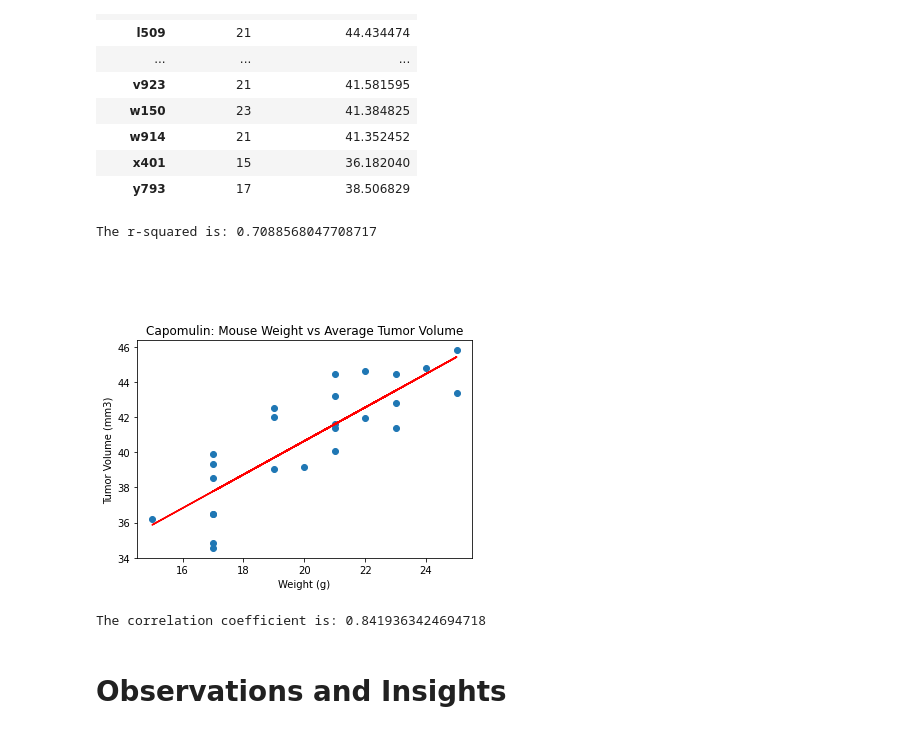
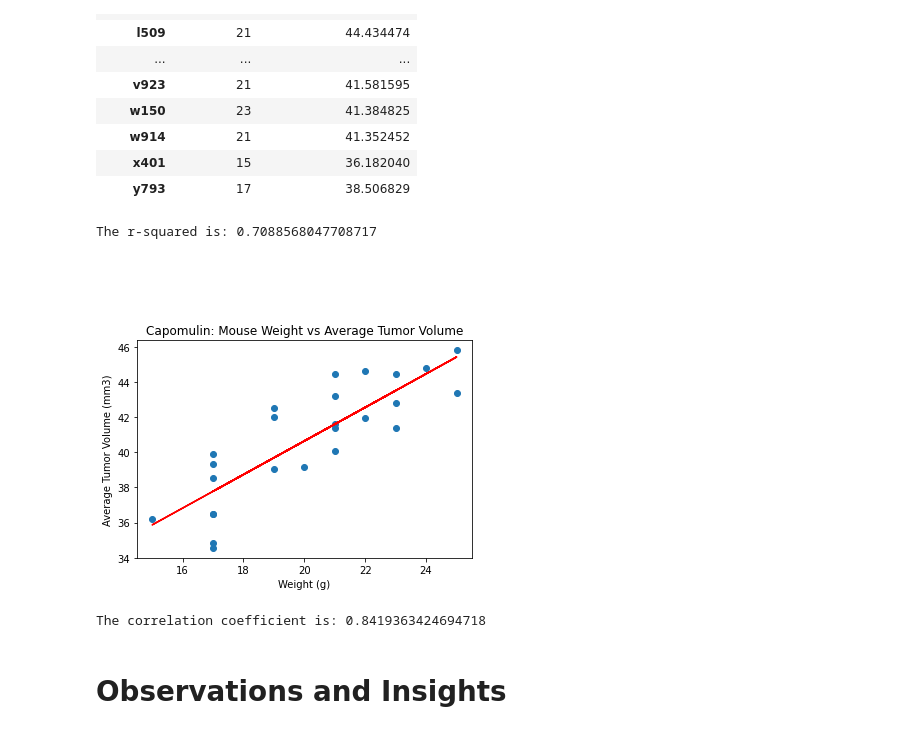
Before and after one commit to chanrce/Matplotlib-challenge, a Jupyter notebook: Instructions/Pymaceuticals/pymaceuticals_starter.ipynb, the cells around one changed output. Drawn from its saved outputs; the diff is of its cells as text; code cells hidden in the pictures.

```diff
--- a/Instructions/Pymaceuticals/pymaceuticals_starter.ipynb
+++ b/Instructions/Pymaceuticals/pymaceuticals_starter.ipynb
@@ -432,23 +449,23 @@ tumorvolandweight
 # %%
 #COPIED FROM CLASS EXAMPLE: CORR COEFFICIENT
 
 x_values = tumorvolandweight['Weight (g)']
 y_values = tumorvolandweight['Tumor Volume (mm3)']
 (slope, intercept, rvalue, pvalue, stderr) = linregress(x_values, y_values)
 regress_values = x_values * slope + intercept
 line_eq = "y = " + str(round(slope,2)) + "x + " + str(round(intercept,2))
 plt.scatter(x_values,y_values)
 plt.plot(x_values,regress_values,"r-")
 plt.annotate(line_eq,(25,50),fontsize=15,color="red")
 plt.xlabel('Weight (g)')
-plt.ylabel('Tumor Volume (mm3)')
+plt.ylabel('Average Tumor Volume (mm3)')
 plt.title("Capomulin: Mouse Weight vs Average Tumor Volume")
 print(f"The r-squared is: {rvalue**2}")
 plt.show()
 print(f"The correlation coefficient is: {rvalue}")
 # %% [output]
 The r-squared is: 0.7088568047708717
-[figure, old version]
+[figure, new version]
 The correlation coefficient is: 0.8419363424694718
 # %% [markdown]
 # Observations and Insights
```
Also changed, not shown: parts of 3 cells of this notebook.
